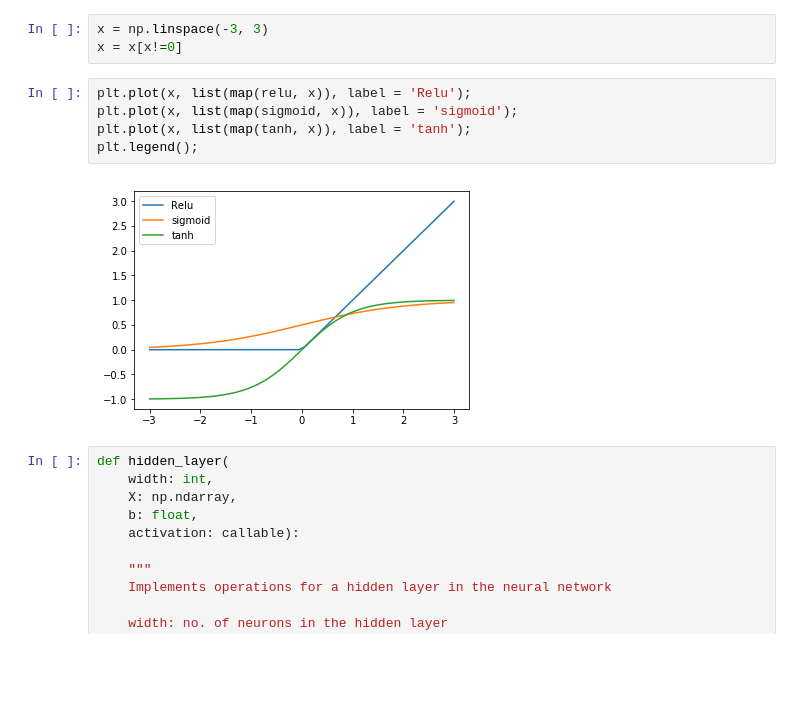
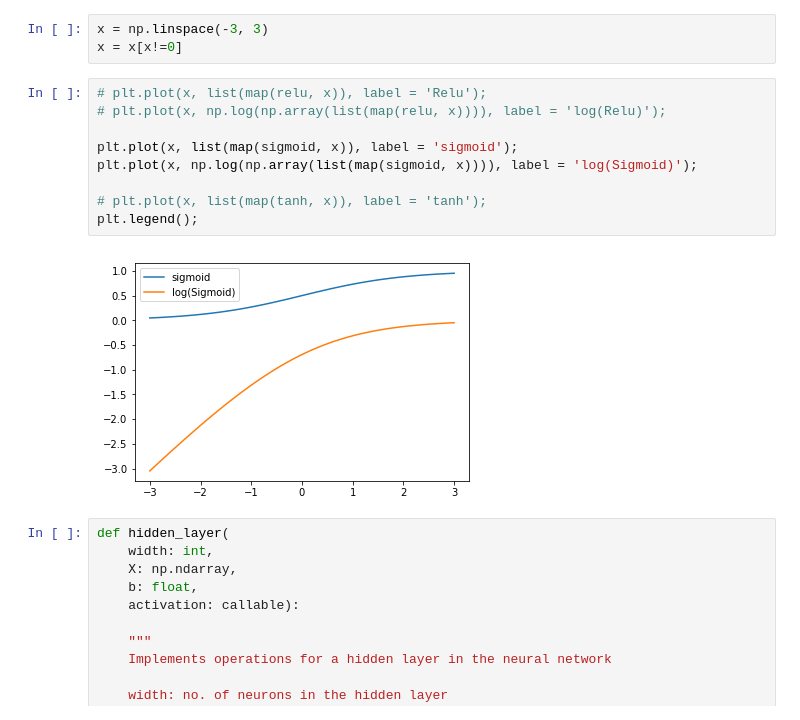
Before and after one commit to Satin21/Linear-Algebra-and-optimization-for-machine-learning, a Jupyter notebook: Sathish/project_2.ipynb, the cells around one changed output. Drawn from its saved outputs; the diff is of its cells as text; blank space fills up the shorter version.

```diff
--- a/Sathish/project_2.ipynb
+++ b/Sathish/project_2.ipynb
@@ -106,12 +106,16 @@ tanh = lambda x: (np.exp(x) - np.exp(-x))/(np.exp(x) + np.exp(-x))
 x = np.linspace(-3, 3)
 x = x[x!=0]
 # %%
-plt.plot(x, list(map(relu, x)), label = 'Relu');
+# plt.plot(x, list(map(relu, x)), label = 'Relu');
+# plt.plot(x, np.log(np.array(list(map(relu, x)))), label = 'log(Relu)');
+
 plt.plot(x, list(map(sigmoid, x)), label = 'sigmoid');
-plt.plot(x, list(map(tanh, x)), label = 'tanh');
+plt.plot(x, np.log(np.array(list(map(sigmoid, x)))), label = 'log(Sigmoid)');
+
+# plt.plot(x, list(map(tanh, x)), label = 'tanh');
 plt.legend();
 # %% [output]
-[figure, old version]
+[figure, new version]
 # %%
 def hidden_layer(
     width: int,
```
Also changed, not shown: 5 other files.
